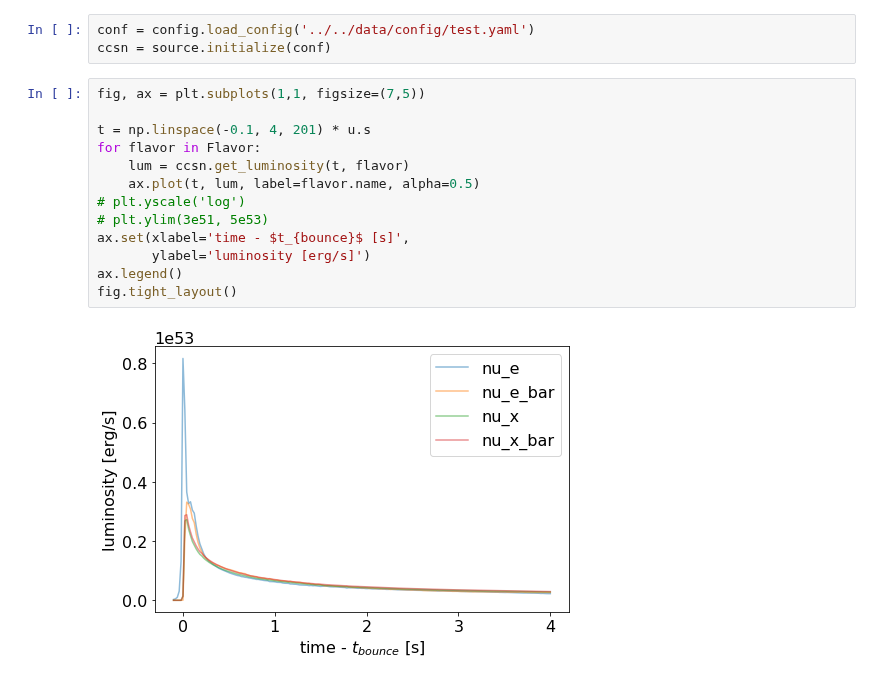
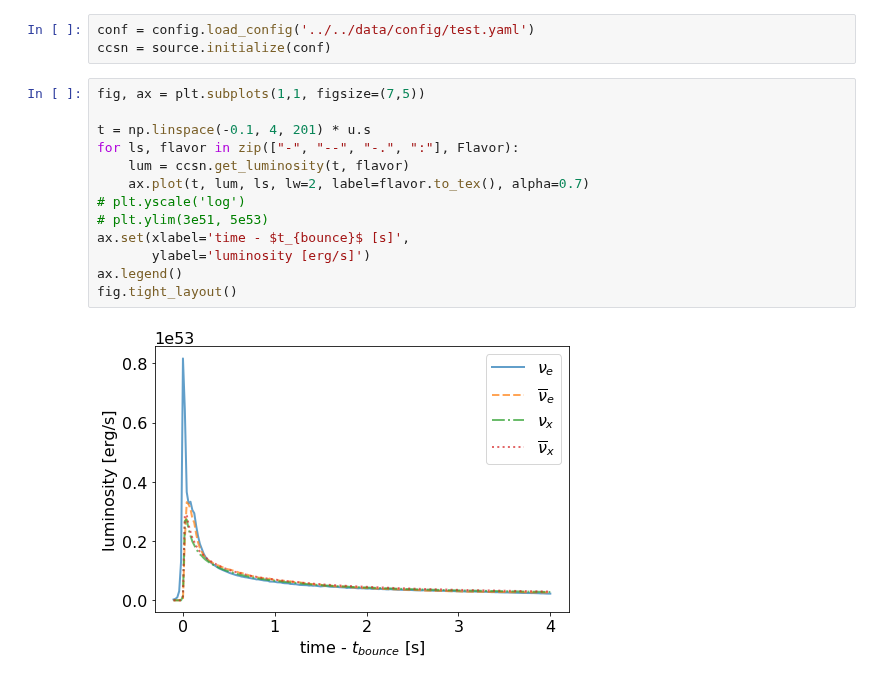
Before and after one commit to icecube/ASTERIA, a Jupyter notebook: docs/nb/luminosity.ipynb, the cells around one changed output. Saved outputs shown, nothing was run; the diff lists cells and outputs as text.

```diff
--- a/docs/nb/luminosity.ipynb
+++ b/docs/nb/luminosity.ipynb
@@ -31,15 +31,15 @@ ccsn = source.initialize(conf)
 # %%
 fig, ax = plt.subplots(1,1, figsize=(7,5))
 
 t = np.linspace(-0.1, 4, 201) * u.s
-for flavor in Flavor:
+for ls, flavor in zip(["-", "--", "-.", ":"], Flavor):
     lum = ccsn.get_luminosity(t, flavor)
-    ax.plot(t, lum, label=flavor.name, alpha=0.5)
+    ax.plot(t, lum, ls, lw=2, label=flavor.to_tex(), alpha=0.7)
 # plt.yscale('log')
 # plt.ylim(3e51, 5e53)
 ax.set(xlabel='time - $t_{bounce}$ [s]',
        ylabel='luminosity [erg/s]')
 ax.legend()
 fig.tight_layout()
 # %% [output]
-[figure, old version]
+[figure, new version]
```
Also changed, not shown: 1 other file.
